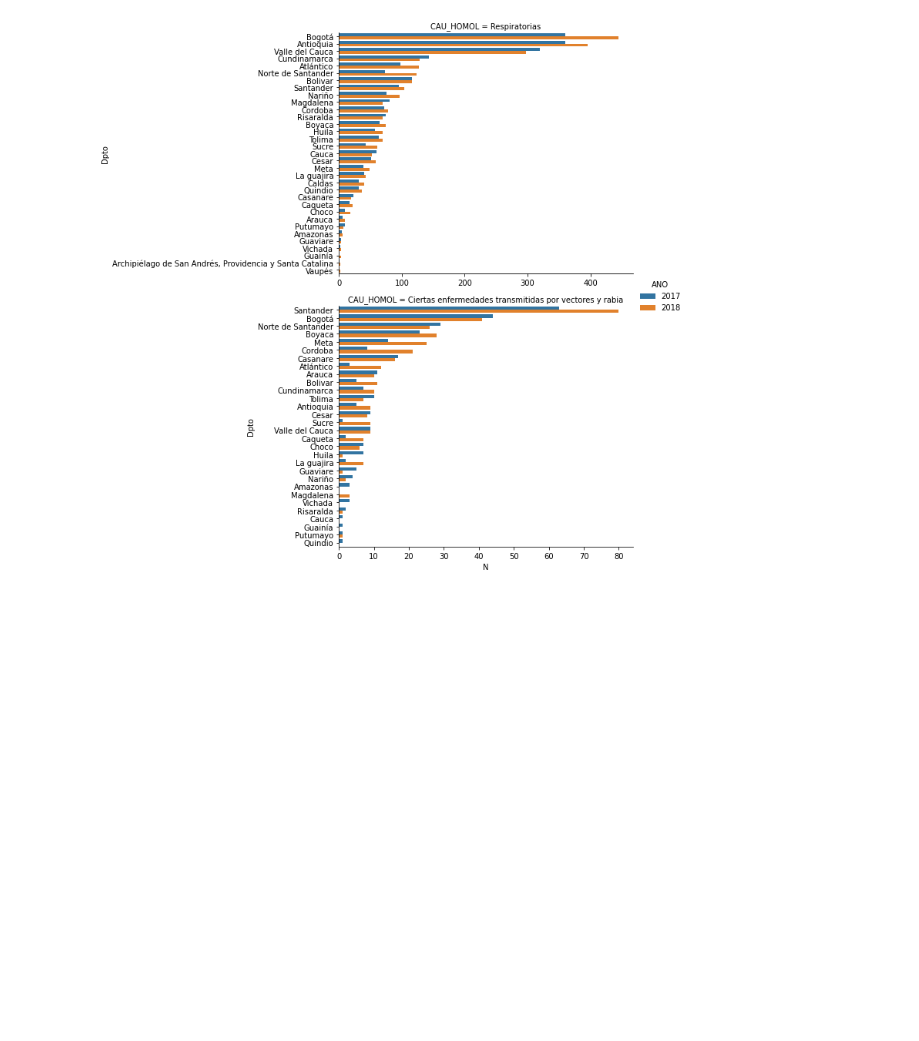
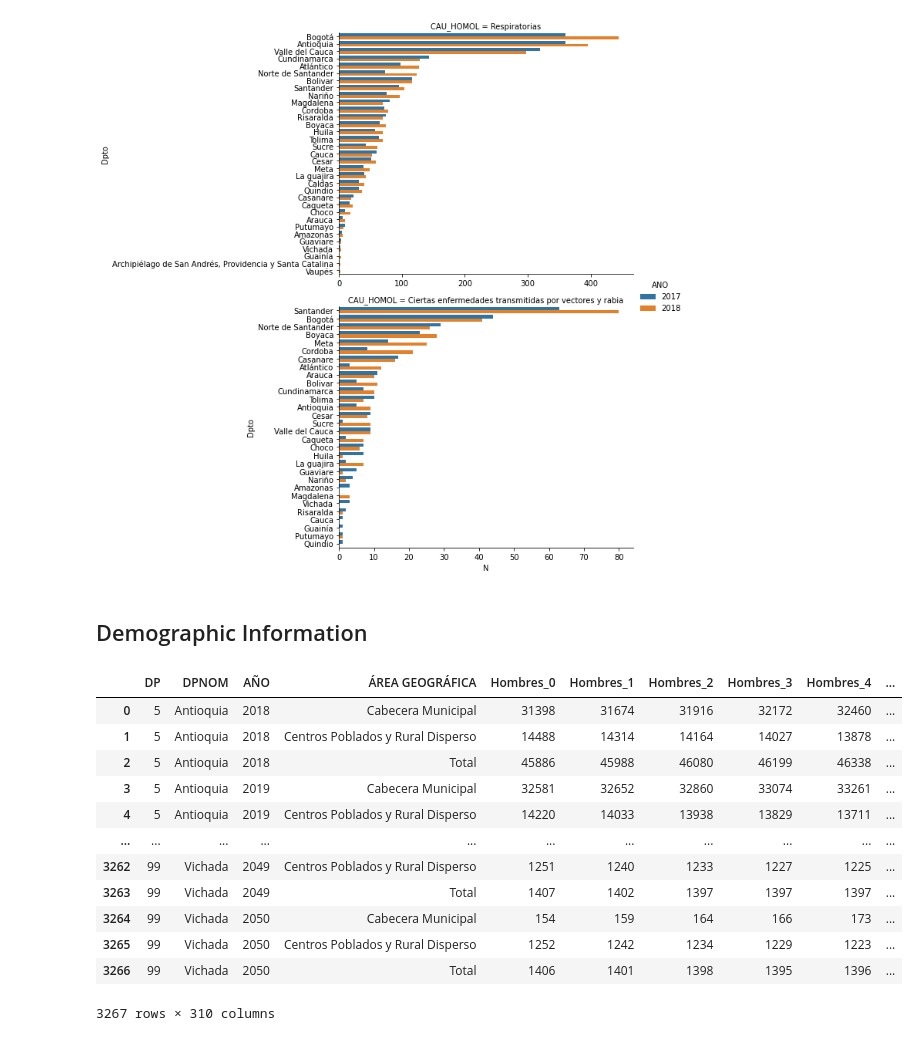
Before and after one commit to Santivg/DS4A-Team14, a Jupyter notebook: notebooks/EDA_Nofetal.ipynb, the cells around one changed output. Drawn from its saved outputs; the diff is of its cells as text; code cells hidden in the pictures; blank space fills up the shorter version.

```diff
--- a/notebooks/EDA_Nofetal.ipynb
+++ b/notebooks/EDA_Nofetal.ipynb
@@ -10,5 +9,6 @@ import matplotlib.pyplot as plt
 # %% [markdown]
 We have the DANE information fo 2017 and 2018 mortality reported in Colombia translated previously for column names and infectious deseases in the column 'CAU_HOMOL' into parquet format.
 # %%
-df17 = pd.read_parquet("Data/nofetal2017_new.parquet")
-df18 = pd.read_parquet("Data/nofetal2018_new.parquet")
+df17 = pd.read_parquet("../parquet_datasets/nofetal2017_new.parquet")
+df18 = pd.read_parquet("../parquet_datasets/nofetal2018_new.parquet")
+dfdem=pd.read_parquet("../parquet_datasets/proyecciones_poblacion_departamental_2018-2050.parquet")
@@ -210,3 +207,22 @@ g = sns.catplot(data=temp, x='N', y='Dpto', hue='ANO', row='CAU_HOMOL',
                 kind='bar', sharex=False, sharey= False, height=5, aspect=2);
 # %% [output]
 [figure]
+# %% [markdown]
+## Demographic Information
+# %%
+dfdem2=dfdem[['Total Hombres','Total Mujeres','Total']]
+dfdem
+# %% [output]
+|  | DP | DPNOM | AÑO | ÁREA GEOGRÁFICA | Hombres_0 | Hombres_1 | Hombres_2 | Hombres_3 | Hombres_4 | ... |
+| 0 | 5 | Antioquia | 2018 | Cabecera Municipal | 31398 | 31674 | 31916 | 32172 | 32460 | ... |
+| 1 | 5 | Antioquia | 2018 | Centros Poblados y Rural Disperso | 14488 | 14314 | 14164 | 14027 | 13878 | ... |
+| 2 | 5 | Antioquia | 2018 | Total | 45886 | 45988 | 46080 | 46199 | 46338 | ... |
+| 3 | 5 | Antioquia | 2019 | Cabecera Municipal | 32581 | 32652 | 32860 | 33074 | 33261 | ... |
+| 4 | 5 | Antioquia | 2019 | Centros Poblados y Rural Disperso | 14220 | 14033 | 13938 | 13829 | 13711 | ... |
+| ... | ... | ... | ... | ... | ... | ... | ... | ... | ... | ... |
+| 3262 | 99 | Vichada | 2049 | Centros Poblados y Rural Disperso | 1251 | 1240 | 1233 | 1227 | 1225 | ... |
+| 3263 | 99 | Vichada | 2049 | Total | 1407 | 1402 | 1397 | 1397 | 1397 | ... |
+| 3264 | 99 | Vichada | 2050 | Cabecera Municipal | 154 | 159 | 164 | 166 | 173 | ... |
+| 3265 | 99 | Vichada | 2050 | Centros Poblados y Rural Disperso | 1252 | 1242 | 1234 | 1229 | 1223 | ... |
+| 3266 | 99 | Vichada | 2050 | Total | 1406 | 1401 | 1398 | 1395 | 1396 | ... |
+3267 rows × 310 columns
```
Also changed, not shown: parts of 19 cells of this notebook, 18 other files.
